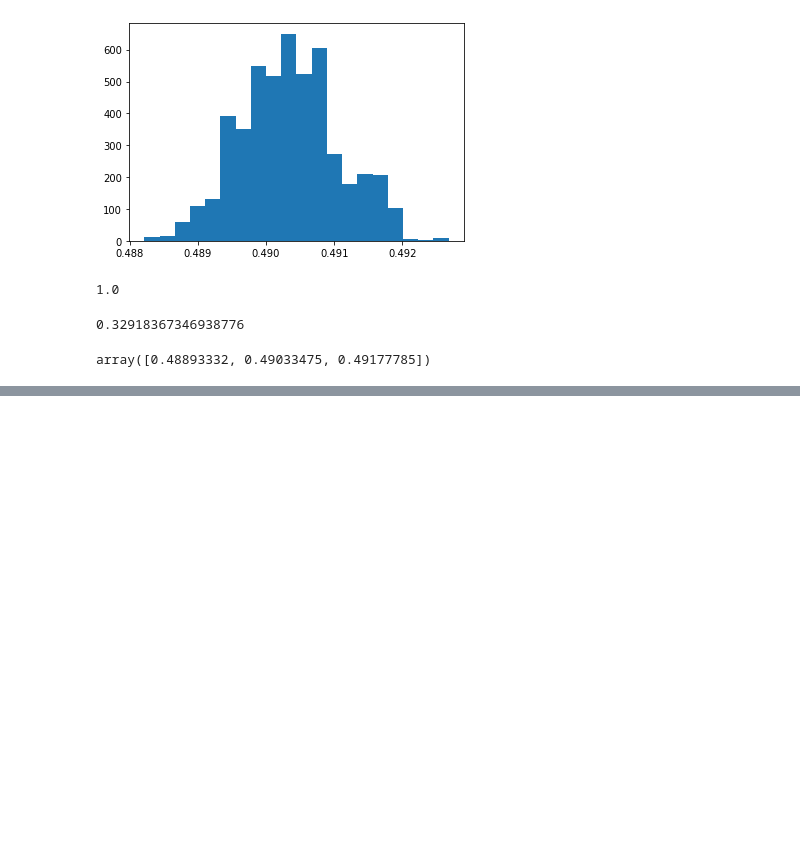
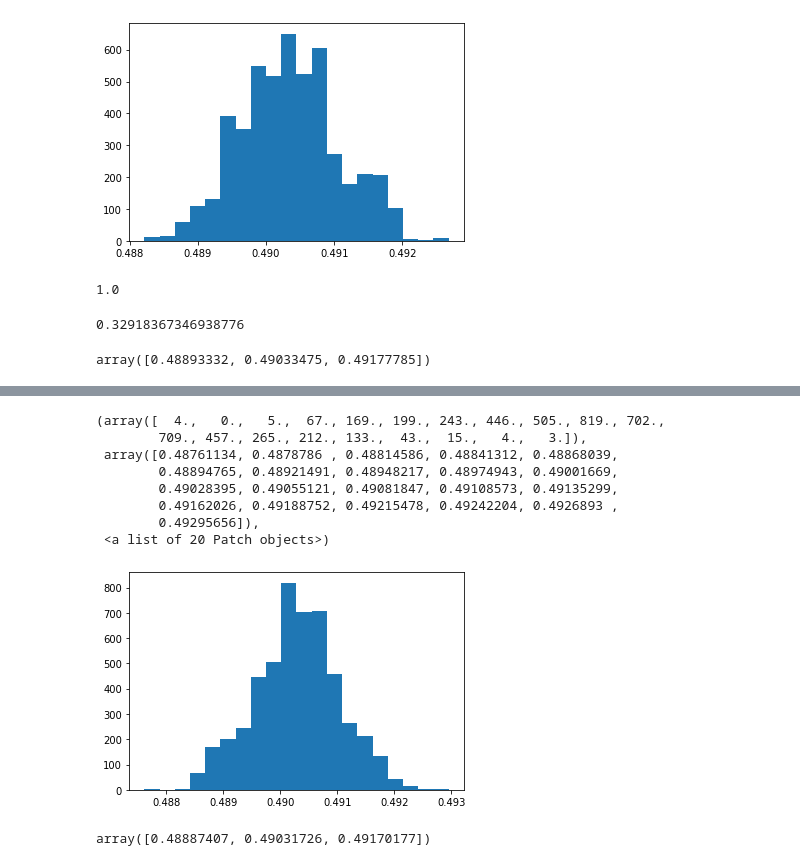
Before and after one commit to dhesse/IN-STK5000-Notebooks-Autumn-19, a Jupyter notebook: Lecture 04 - 2 Metropolis Intro.ipynb, the cells around one changed output, grey strips where cells are left out. Saved outputs shown, nothing was run; the diff lists cells and outputs as text; code cells hidden in the pictures; blank space fills up the shorter version.

```diff
--- a/Lecture 04 - 2 Metropolis Intro.ipynb
+++ b/Lecture 04 - 2 Metropolis Intro.ipynb
@@ -84,0 +111,16 @@ array([0.48893332, 0.49033475, 0.49177785])
+# %%
+plt.hist(thetas, bins=20)
+# %% [output]
+(array([  4.,   0.,   5.,  67., 169., 199., 243., 446., 505., 819., 702.,
+        709., 457., 265., 212., 133.,  43.,  15.,   4.,   3.]),
+ array([0.48761134, 0.4878786 , 0.48814586, 0.48841312, 0.48868039,
+        0.48894765, 0.48921491, 0.48948217, 0.48974943, 0.49001669,
+        0.49028395, 0.49055121, 0.49081847, 0.49108573, 0.49135299,
+        0.49162026, 0.49188752, 0.49215478, 0.49242204, 0.4926893 ,
+        0.49295656]),
+ <a list of 20 Patch objects>)
+[figure, added]
+# %%
+numpy.quantile(thetas[100:], [0.025, 0.5, 0.975])
+# %% [output]
+array([0.48887407, 0.49031726, 0.49170177])
```
Also changed, not shown: parts of 5 cells of this notebook, 3 other files.
